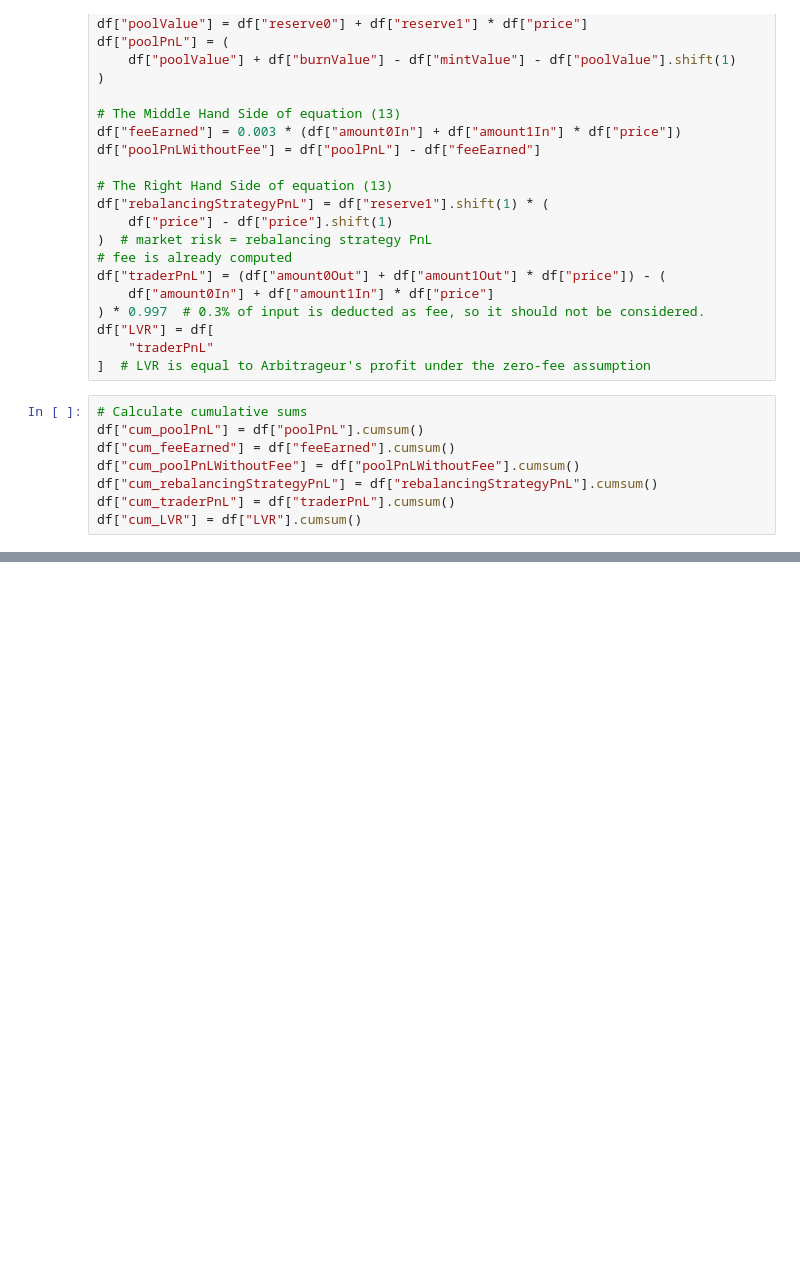
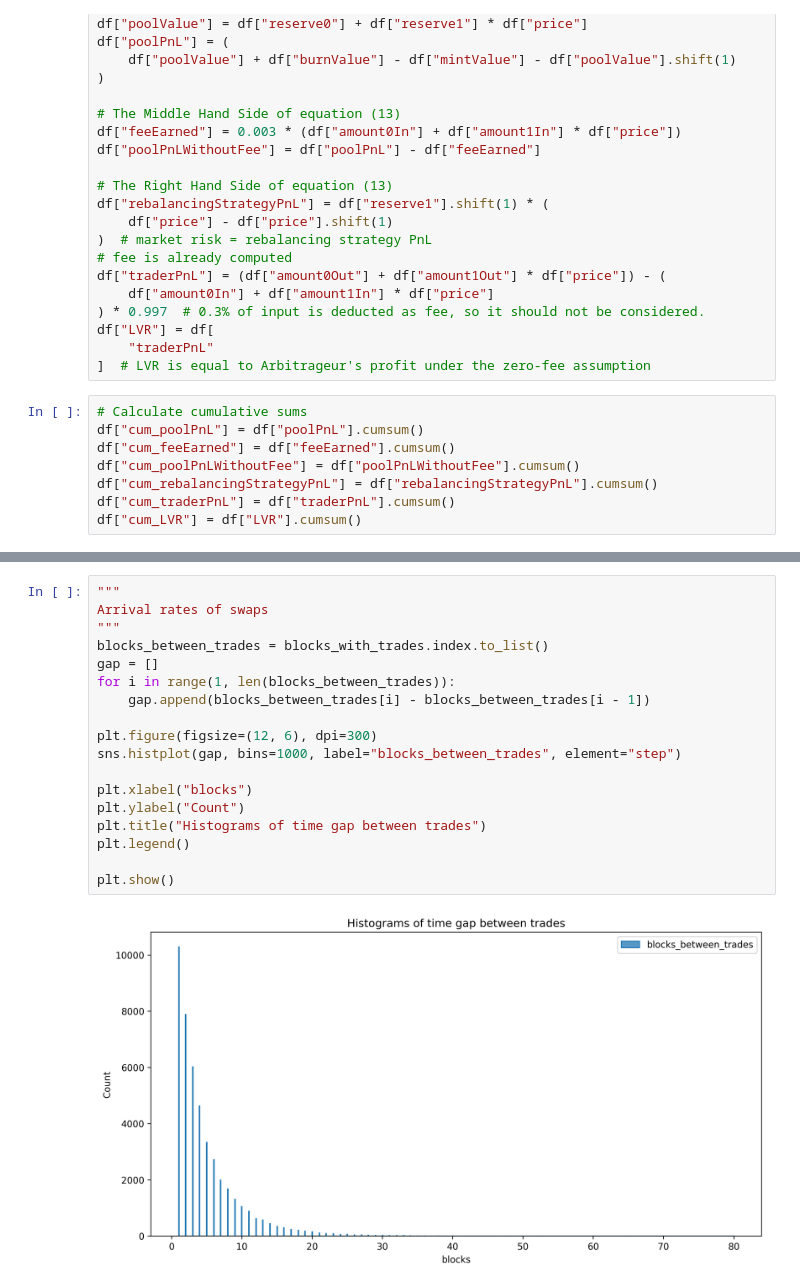
Before and after one commit to kosunghun317/orakle_amm, a Jupyter notebook: reproduce_MMRZ.ipynb, the cells around one changed output, grey strips where cells are left out. Saved outputs shown, nothing was run; the diff lists cells and outputs as text; blank space fills up the shorter version.

```diff
--- a/reproduce_MMRZ.ipynb
+++ b/reproduce_MMRZ.ipynb
@@ -198,0 +213,20 @@ More Pair: Meme coins (PEPE, SHIB, MEME, APE)
+# %%
+"""
+Arrival rates of swaps
+"""
+blocks_between_trades = blocks_with_trades.index.to_list()
+gap = []
+for i in range(1, len(blocks_between_trades)):
+    gap.append(blocks_between_trades[i] - blocks_between_trades[i - 1])
+
+plt.figure(figsize=(12, 6), dpi=300)
+sns.histplot(gap, bins=1000, label="blocks_between_trades", element="step")
+
+plt.xlabel("blocks")
+plt.ylabel("Count")
+plt.title("Histograms of time gap between trades")
+plt.legend()
+
+plt.show()
+# %% [output]
+[figure, added]
```
Also changed, not shown: parts of 9 cells of this notebook, 1 other file.
